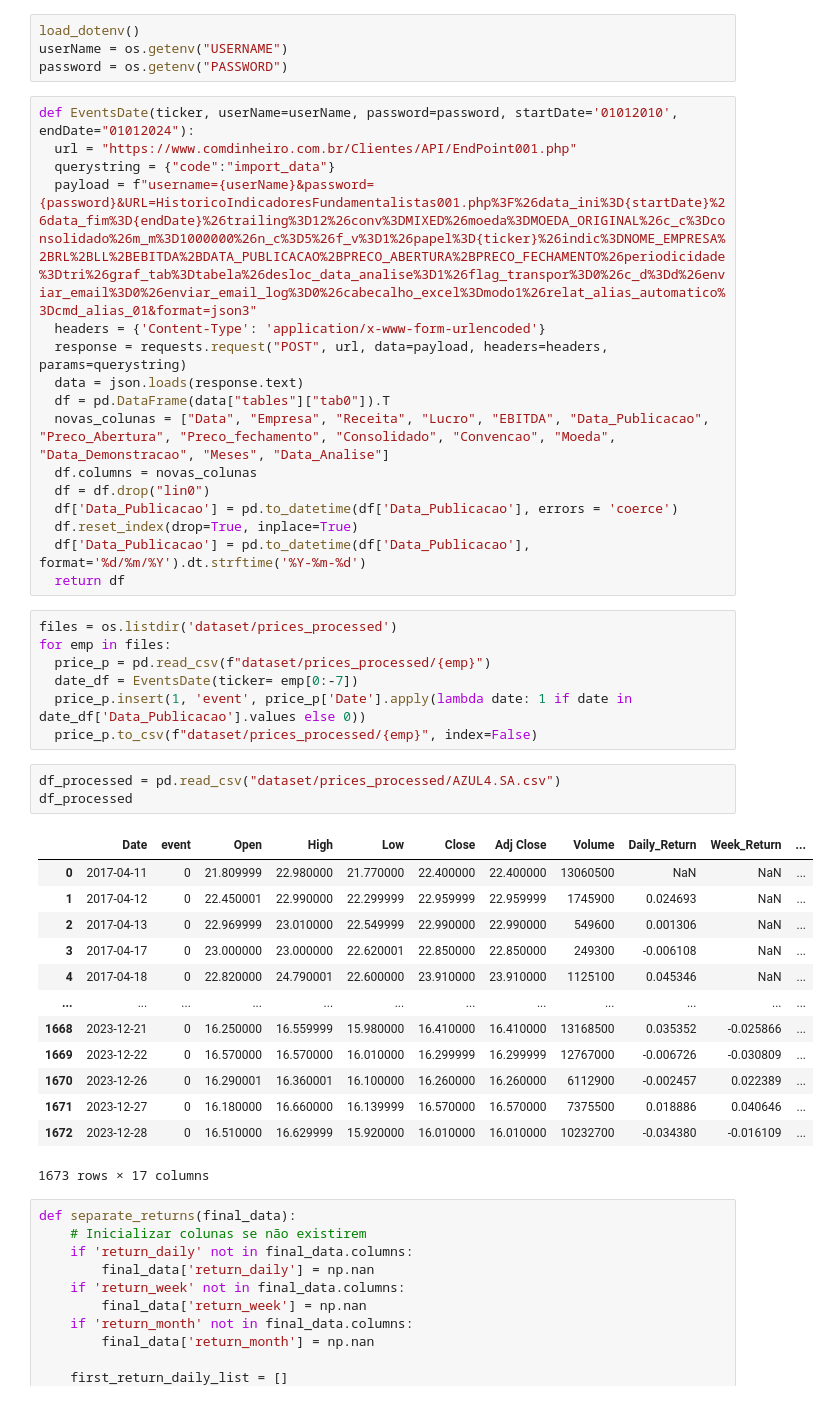
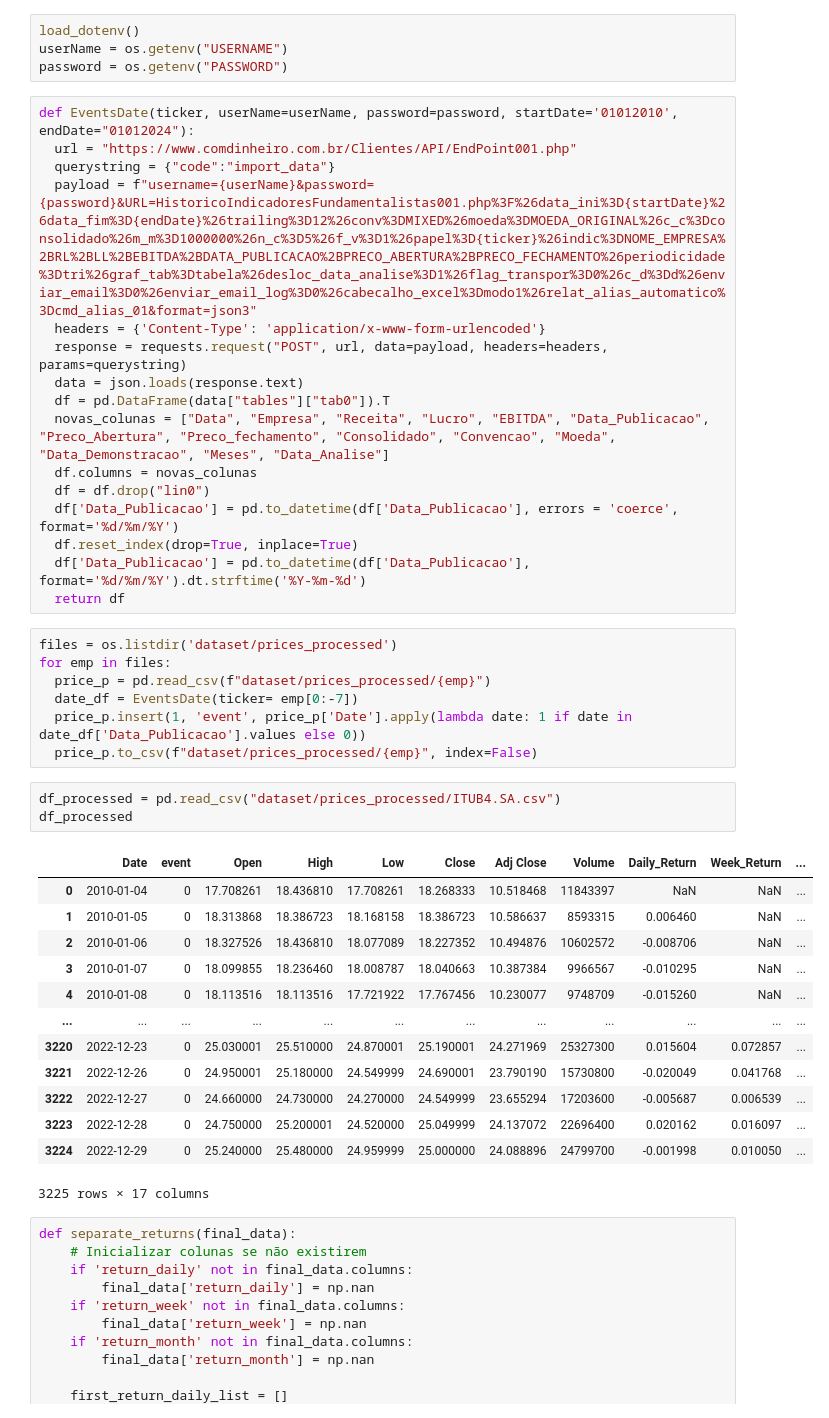
Before and after one commit to Davidcp11/IC, a Jupyter notebook: Code/Pipeline.ipynb, the cells around one changed output. Drawn from its saved outputs; the diff is of its cells as text.

```diff
--- a/Code/Pipeline.ipynb
+++ b/Code/Pipeline.ipynb
@@ -146,7 +141,7 @@ def EventsDate(ticker, userName=userName, password=password, startDate='01012010
   novas_colunas = ["Data", "Empresa", "Receita", "Lucro", "EBITDA", "Data_Publicacao", "Preco_Abertura", "Preco_fechamento", "Consolidado", "Convencao", "Moeda", "Data_Demonstracao", "Meses", "Data_Analise"]
   df.columns = novas_colunas
   df = df.drop("lin0")
-  df['Data_Publicacao'] = pd.to_datetime(df['Data_Publicacao'], errors = 'coerce')
+  df['Data_Publicacao'] = pd.to_datetime(df['Data_Publicacao'], errors = 'coerce', format='%d/%m/%Y')
   df.reset_index(drop=True, inplace=True)
   df['Data_Publicacao'] = pd.to_datetime(df['Data_Publicacao'], format='%d/%m/%Y').dt.strftime('%Y-%m-%d')
   return df
@@ -158,22 +153,22 @@ for emp in files:
   price_p.insert(1, 'event', price_p['Date'].apply(lambda date: 1 if date in date_df['Data_Publicacao'].values else 0))
   price_p.to_csv(f"dataset/prices_processed/{emp}", index=False)
 # %%
-df_processed = pd.read_csv("dataset/prices_processed/AZUL4.SA.csv")
+df_processed = pd.read_csv("dataset/prices_processed/ITUB4.SA.csv")
 df_processed
 # %% [output]
 |  | Date | event | Open | High | Low | Close | Adj Close | Volume | Daily_Return | Week_Return | ... |
-| 0 | 2017-04-11 | 0 | 21.809999 | 22.980000 | 21.770000 | 22.400000 | 22.400000 | 13060500 | NaN | NaN | ... |
-| 1 | 2017-04-12 | 0 | 22.450001 | 22.990000 | 22.299999 | 22.959999 | 22.959999 | 1745900 | 0.024693 | NaN | ... |
-| 2 | 2017-04-13 | 0 | 22.969999 | 23.010000 | 22.549999 | 22.990000 | 22.990000 | 549600 | 0.001306 | NaN | ... |
-| 3 | 2017-04-17 | 0 | 23.000000 | 23.000000 | 22.620001 | 22.850000 | 22.850000 | 249300 | -0.006108 | NaN | ... |
-| 4 | 2017-04-18 | 0 | 22.820000 | 24.790001 | 22.600000 | 23.910000 | 23.910000 | 1125100 | 0.045346 | NaN | ... |
+| 0 | 2010-01-04 | 0 | 17.708261 | 18.436810 | 17.708261 | 18.268333 | 10.518468 | 11843397 | NaN | NaN | ... |
+| 1 | 2010-01-05 | 0 | 18.313868 | 18.386723 | 18.168158 | 18.386723 | 10.586637 | 8593315 | 0.006460 | NaN | ... |
+| 2 | 2010-01-06 | 0 | 18.327526 | 18.436810 | 18.077089 | 18.227352 | 10.494876 | 10602572 | -0.008706 | NaN | ... |
+| 3 | 2010-01-07 | 0 | 18.099855 | 18.236460 | 18.008787 | 18.040663 | 10.387384 | 9966567 | -0.010295 | NaN | ... |
+| 4 | 2010-01-08 | 0 | 18.113516 | 18.113516 | 17.721922 | 17.767456 | 10.230077 | 9748709 | -0.015260 | NaN | ... |
 | ... | ... | ... | ... | ... | ... | ... | ... | ... | ... | ... | ... |
-| 1668 | 2023-12-21 | 0 | 16.250000 | 16.559999 | 15.980000 | 16.410000 | 16.410000 | 13168500 | 0.035352 | -0.025866 | ... |
-| 1669 | 2023-12-22 | 0 | 16.570000 | 16.570000 | 16.010000 | 16.299999 | 16.299999 | 12767000 | -0.006726 | -0.030809 | ... |
-| 1670 | 2023-12-26 | 0 | 16.290001 | 16.360001 | 16.100000 | 16.260000 | 16.260000 | 6112900 | -0.002457 | 0.022389 | ... |
-| 1671 | 2023-12-27 | 0 | 16.180000 | 16.660000 | 16.139999 | 16.570000 | 16.570000 | 7375500 | 0.018886 | 0.040646 | ... |
-| 1672 | 2023-12-28 | 0 | 16.510000 | 16.629999 | 15.920000 | 16.010000 | 16.010000 | 10232700 | -0.034380 | -0.016109 | ... |
+| 3220 | 2022-12-23 | 0 | 25.030001 | 25.510000 | 24.870001 | 25.190001 | 24.271969 | 25327300 | 0.015604 | 0.072857 | ... |
+| 3221 | 2022-12-26 | 0 | 24.950001 | 25.180000 | 24.549999 | 24.690001 | 23.790190 | 15730800 | -0.020049 | 0.041768 | ... |
+| 3222 | 2022-12-27 | 0 | 24.660000 | 24.730000 | 24.270000 | 24.549999 | 23.655294 | 17203600 | -0.005687 | 0.006539 | ... |
+| 3223 | 2022-12-28 | 0 | 24.750000 | 25.200001 | 24.520000 | 25.049999 | 24.137072 | 22696400 | 0.020162 | 0.016097 | ... |
+| 3224 | 2022-12-29 | 0 | 25.240000 | 25.480000 | 24.959999 | 25.000000 | 24.088896 | 24799700 | -0.001998 | 0.010050 | ... |
-1673 rows × 17 columns
+3225 rows × 17 columns
 # %%
 def separate_returns(final_data):
     # Inicializar colunas se não existirem
```
Also changed, not shown: parts of 2 cells of this notebook.
